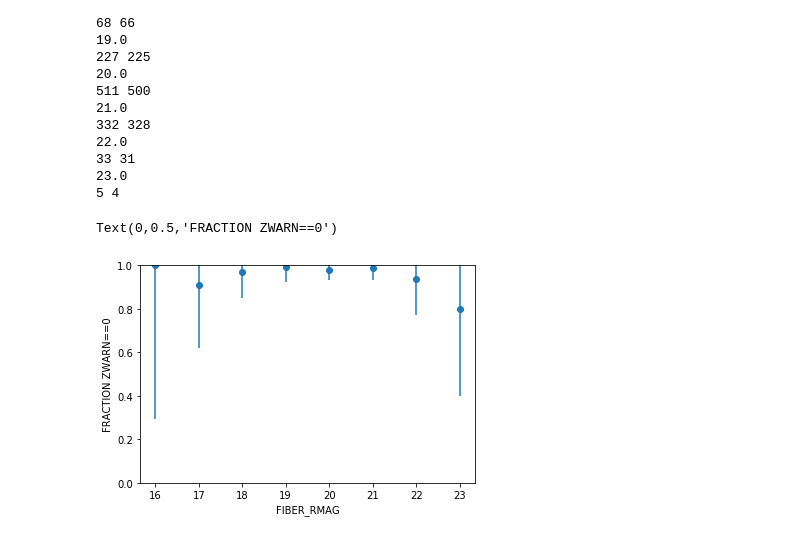
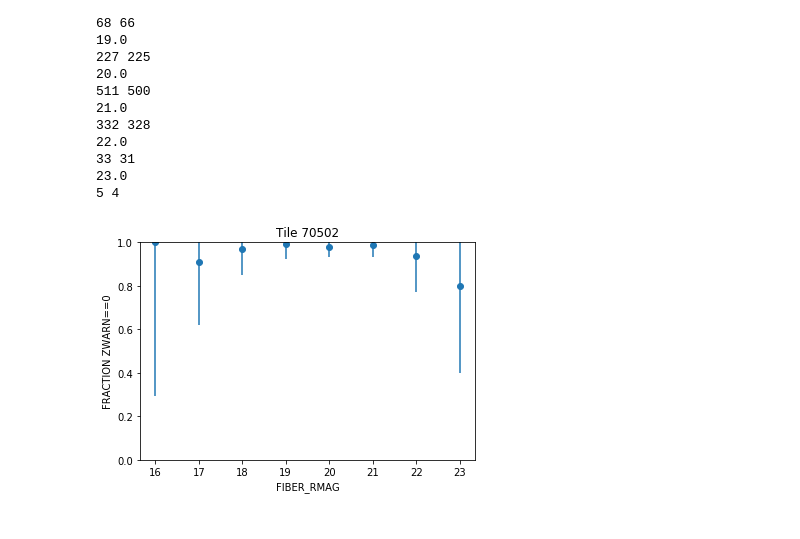
Before and after one commit to forero/SandboxDESI, a Jupyter notebook: minisv/20200225/explore_20200225.ipynb, the cells around one changed output. Saved outputs shown, nothing was run; the diff lists cells and outputs as text; code cells hidden in the pictures.

```diff
--- a/minisv/20200225/explore_20200225.ipynb
+++ b/minisv/20200225/explore_20200225.ipynb
@@ -153,8 +153,9 @@ for i,r_min in enumerate(r_mag_bins):
 
     n_tot = np.count_nonzero(is_galaxy)
     n_no_warn = np.count_nonzero(no_warning & is_galaxy)
-    z_warn0_frac[i] = n_no_warn/n_tot
-    z_warn0_frac_err[i] = np.sqrt(n_no_warn)/n_tot
+    if n_tot>0:
+        z_warn0_frac[i] = n_no_warn/n_tot
+        z_warn0_frac_err[i] = np.sqrt(n_no_warn)/n_tot
 
     print(n_tot, n_no_warn)
 # %% [output]
@@ -198,8 +200,9 @@ for i,r_min in enumerate(r_mag_bins):
     n_tot = np.count_nonzero(is_galaxy & good_fiber)
     n_no_warn = np.count_nonzero(no_warning & is_galaxy & good_fiber)
     print(n_tot, n_no_warn)
-    z_warn0_frac[i] = n_no_warn/n_tot
-    z_warn0_frac_err[i] = np.sqrt(n_no_warn)/n_tot
+    if n_tot>0:
+        z_warn0_frac[i] = n_no_warn/n_tot
+        z_warn0_frac_err[i] = np.sqrt(n_no_warn)/n_tot
 # %% [output]
 16.0
 2 2
@@ -220,8 +223,9 @@ for i,r_min in enumerate(r_mag_bins):
 # %%
 plt.errorbar(r_mag_bins, z_warn0_frac, z_warn0_frac_err, fmt='o')
 plt.ylim([0,1])
 plt.xlabel('FIBER_RMAG')
 plt.ylabel('FRACTION ZWARN==0')
+plt.title("Tile {}".format(tile_id))
+plt.savefig("fibermag_eff_tile_{}.png".format(tile_id))
 # %% [output]
-Text(0,0.5,'FRACTION ZWARN==0')
-[figure, old version]
+[figure, new version]
```
Also changed, not shown: parts of 2 cells of this notebook, 9 other files.
